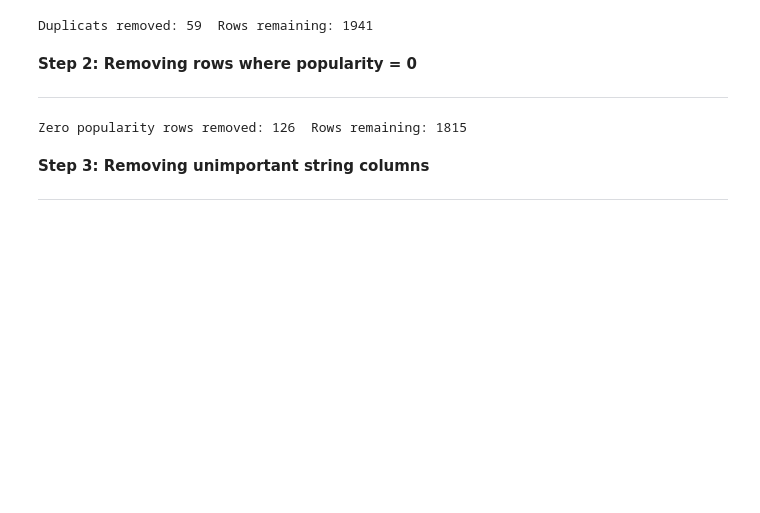
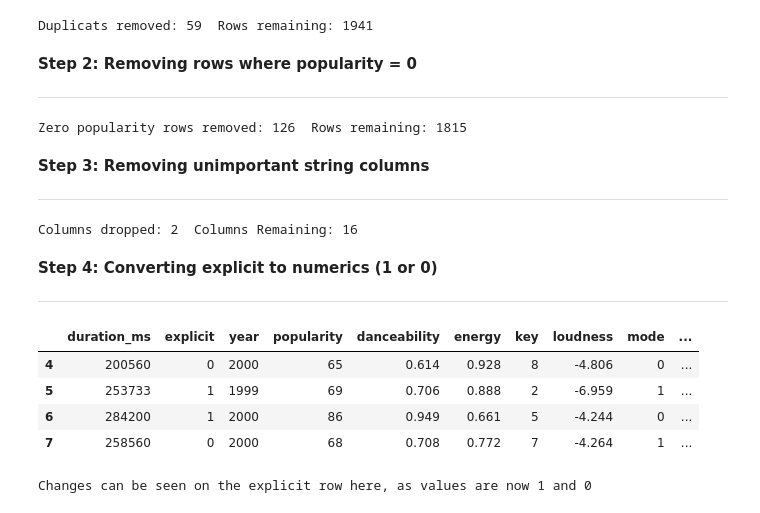
Before and after one commit to Hoover328/Data-Analytics-CA2-Music-Project, a Jupyter notebook: Notebook Files/MusicProject.ipynb, the cells around one changed output. Drawn from its saved outputs; the diff is of its cells as text; code cells hidden in the pictures; blank space fills up the shorter version.

```diff
--- a/Notebook Files/MusicProject.ipynb
+++ b/Notebook Files/MusicProject.ipynb
@@ -134,8 +135,8 @@ musical terminology, tempo is the speed or pace of a given piece and derives dir
 *This information was taken directly from the [description of the dataset itself on Kaggle](https://www.kaggle.com/datasets/paradisejoy/top-hits-spotify-from-20002019/data)*
 # %%
 #Here ive displayed the first 5 rows as an example
-music_data = pd.read_csv('songs_normalize.csv');
-music_data.head()
+musicData = pd.read_csv('songs_normalize.csv');
+musicData.head()
 # %% [output]
 |  | artist | song | duration_ms | explicit | year | popularity | danceability | energy | key | ... |
 | 0 | Britney Spears | Oops!...I Did It Again | 211160 | False | 2000 | 77 | 0.751 | 0.834 | 1 | ... |
@@ -395,7 +417,8 @@ This must be done, as we need all values to be numbers for our model to work cor
 # %%
 # We remove all our duplicate rows here to prevent our model from learning
 # distorted data
-duplicatesRemoved = music_data.copy()
+
+duplicatesRemoved = musicData.copy()
 
 beforeRemoval = len(duplicatesRemoved)
 duplicatesRemoved = duplicatesRemoved.drop_duplicates()
@@ -429,3 +453,44 @@ Zero popularity rows removed: 126  Rows remaining: 1815
 
 
 ---
+# %%
+#Dropping artist and song columns as they are not needed for our model
+
+columnnsToDrop = ['artist', 'song']
+columnsDropped = removingDuplicates.copy()
+
+beforeDrop = columnsDropped.shape[1]
+
+for column in columnnsToDrop:
+  if column in columnsDropped.columns:
+    columnsDropped.drop(columns=column, inplace=True)
+
+afterDrop = columnsDropped.shape[1]
+amountDropped = beforeDrop - afterDrop
+
+
+print("Columns dropped:", amountDropped, " Columns Remaining:", afterDrop)
+# %% [output]
+Columns dropped: 2  Columns Remaining: 16
+# %% [markdown]
+**Step 4: Converting explicit to numerics (1 or 0)**
+
+
+---
+# %%
+#Converting exlicit from boolean to int, so all values can be numeric
+
+explicitConverted = columnsDropped.copy()
+explicitConverted['explicit'] = explicitConverted['explicit'].astype(int)
+
+
+display(explicitConverted.iloc[4:8])
+
+print("Changes can be seen on the explicit row here, as values are now 1 and 0")
+# %% [output]
+|  | duration_ms | explicit | year | popularity | danceability | energy | key | loudness | mode | ... |
+| 4 | 200560 | 0 | 2000 | 65 | 0.614 | 0.928 | 8 | -4.806 | 0 | ... |
+| 5 | 253733 | 1 | 1999 | 69 | 0.706 | 0.888 | 2 | -6.959 | 1 | ... |
+| 6 | 284200 | 1 | 2000 | 86 | 0.949 | 0.661 | 5 | -4.244 | 0 | ... |
+| 7 | 258560 | 0 | 2000 | 68 | 0.708 | 0.772 | 7 | -4.264 | 1 | ... |
+Changes can be seen on the explicit row here, as values are now 1 and 0
```
Also changed, not shown: parts of 19 cells of this notebook.
